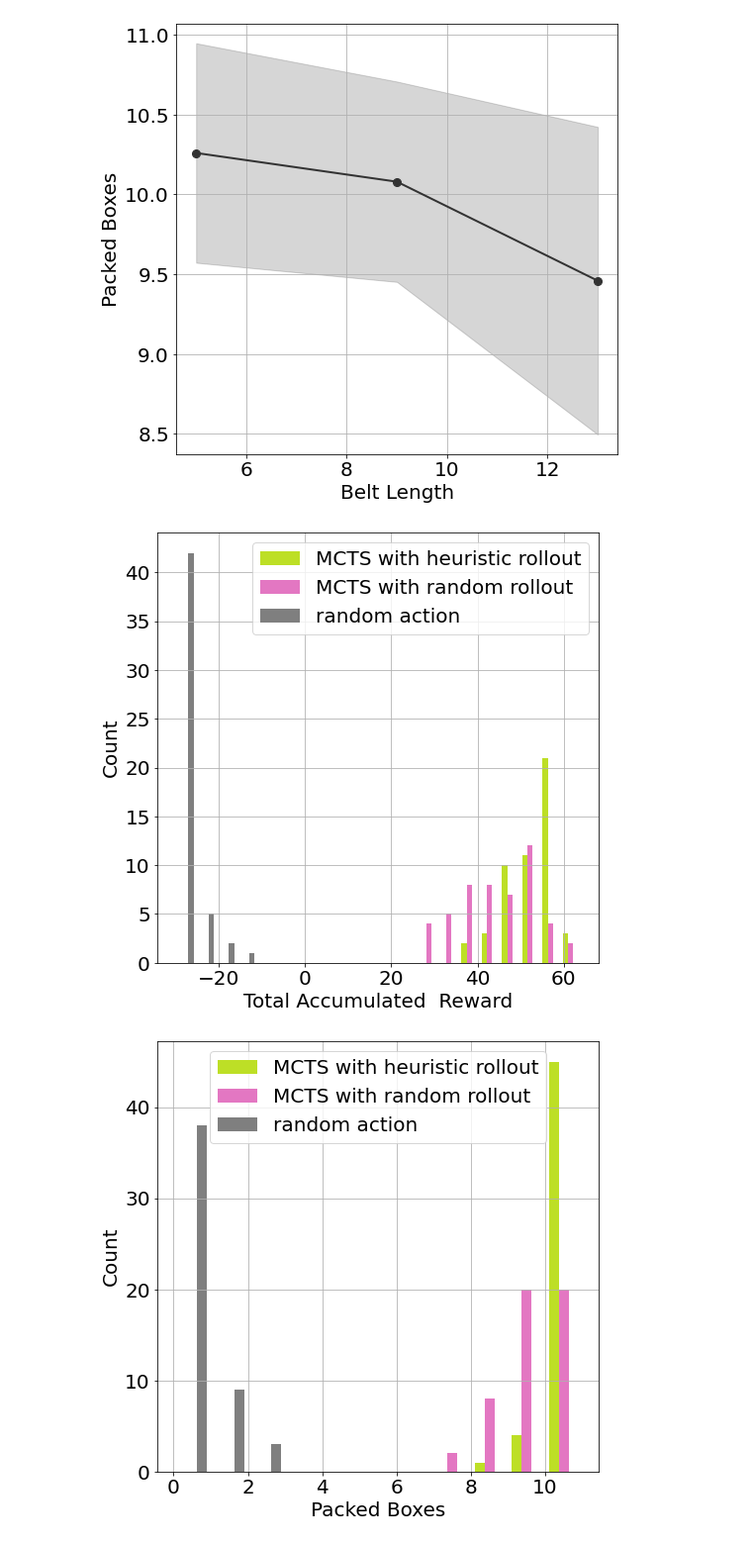
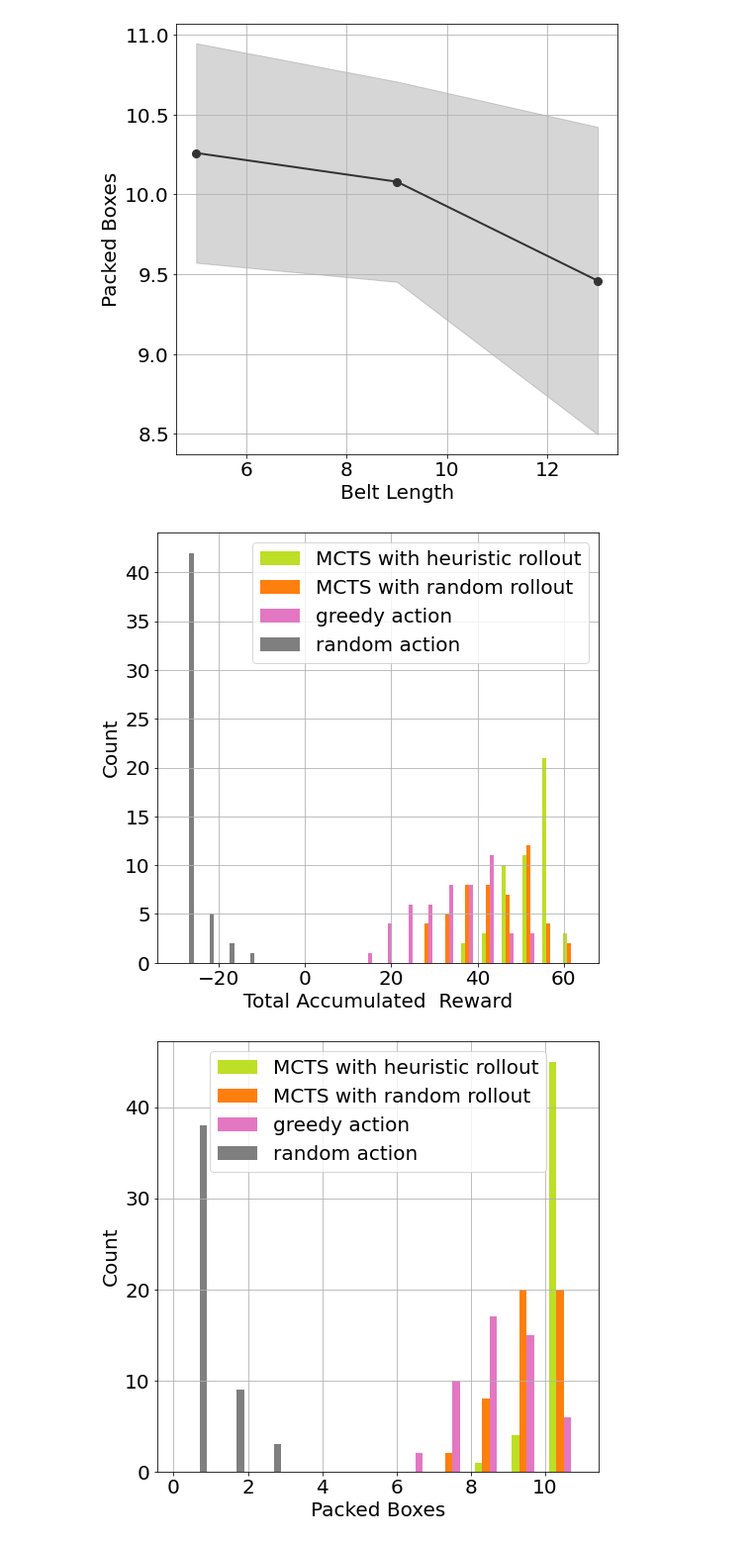
Before and after one commit to josephcastor/BoxPusher, a Jupyter notebook: results_analysis.ipynb, the cells around one changed output. Shown at 99% size. Cells and saved outputs as stored; diff of their text form; code cells hidden in the pictures.

Commit message:
results analysis

```diff
--- a/test.ipynb
+++ b/results_analysis.ipynb
@@ -36,8 +36,9 @@ def get_creward(fname = 'mcts_box_pusher/mcts_9.txt'):
 
     return np.array(ast.literal_eval(lines[-1])[0])
 # %%
-bl5_packed  = get_packed_counts(fname = 'mcts_box_pusher/mcts.txt')
-bl9_packed  = get_packed_counts(fname = 'mcts_box_pusher/mcts_9.txt')
-bl13_packed  = get_packed_counts(fname = 'mcts_box_pusher/mcts_13.txt')
-mcts_random_sim_packed  = get_packed_counts(fname = 'mcts_box_pusher/mcts_random_sim.txt')
-random_act_packed  = get_packed_counts(fname = 'mcts_box_pusher/random_actions.txt')
+bl5_packed  = get_packed_counts(fname = 'problems/results/mcts.txt')
+bl9_packed  = get_packed_counts(fname = 'problems/results/mcts_9.txt')
+bl13_packed  = get_packed_counts(fname = 'problems/results/mcts_13.txt')
+mcts_random_sim_packed  = get_packed_counts(fname = 'problems/results/mcts_random_sim.txt')
+random_act_packed  = get_packed_counts(fname = 'problems/results/random_actions.txt')
+greedy_act_packed = get_packed_counts(fname = 'problems/results/greedy_actions.txt')
@@ -94,22 +124,22 @@ plt.xlabel('Belt Length')
 Text(0.5, 0, 'Belt Length')
 [figure]
 # %%
-bins = plt.hist([bl5_r,mcts_random_sim_r,random_act_r],color= [plt.cm.viridis_r(0.1), plt.cm.tab10(6),plt.cm.tab10(7) ],bins=20)
-plt.legend(bins[2], ['MCTS with heuristic rollout','MCTS with random rollout','random action'])
+bins = plt.hist([bl5_r,mcts_random_sim_r,greedy_act_r,random_act_r],color= [plt.cm.viridis_r(0.1), plt.cm.tab10(1),plt.cm.tab10(6), plt.cm.tab10(7) ],bins=20)
+plt.legend(bins[2], ['MCTS with heuristic rollout','MCTS with random rollout','greedy action','random action'])
 plt.grid()
 plt.xlabel('Total Accumulated  Reward')
 plt.ylabel('Count')
 plt.show()
 # %% [output]
-[figure, old version]
+[figure, new version]
 # %%
-bins = plt.hist([bl5_packed,mcts_random_sim_packed,random_act_packed],color= [plt.cm.viridis_r(0.1), plt.cm.tab10(6),plt.cm.tab10(7)  ],bins=11,align='mid')
-plt.legend(bins[2], ['MCTS with heuristic rollout','MCTS with random rollout','random action'])
+bins = plt.hist([bl5_packed,mcts_random_sim_packed,greedy_act_packed,random_act_packed],color= [plt.cm.viridis_r(0.1), plt.cm.tab10(1),plt.cm.tab10(6), plt.cm.tab10(7) ],bins=11)
+plt.legend(bins[2], ['MCTS with heuristic rollout','MCTS with random rollout','greedy action','random action'])
 plt.grid()
 plt.xlabel('Packed Boxes')
 plt.ylabel('Count')
 plt.show()
 # %% [output]
-[figure, old version]
+[figure, new version]
 # %%
 
```
Also changed, not shown: parts of 5 cells of this notebook.
